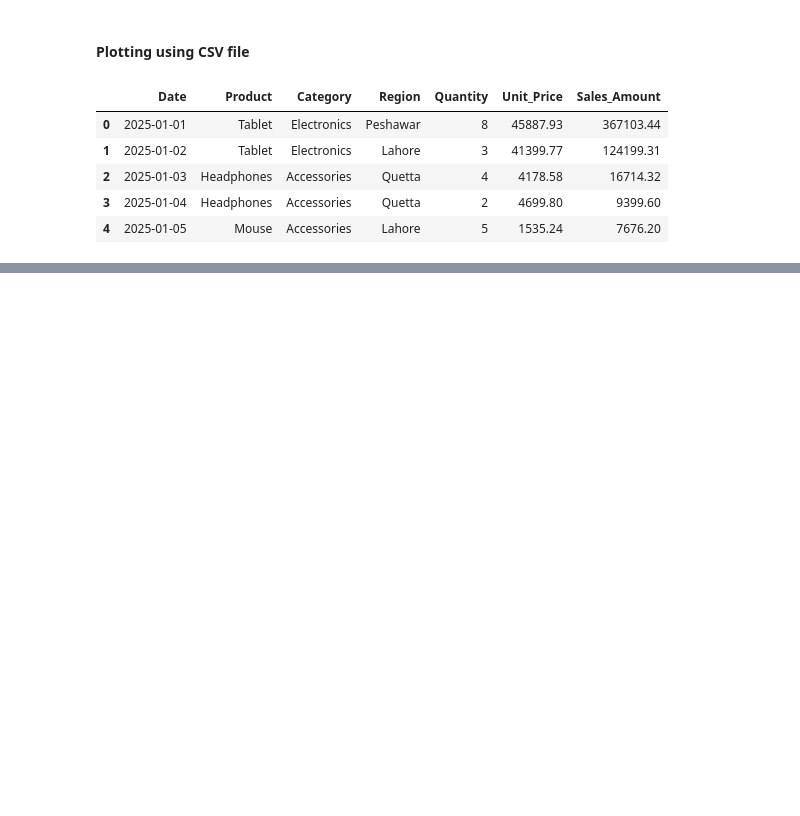
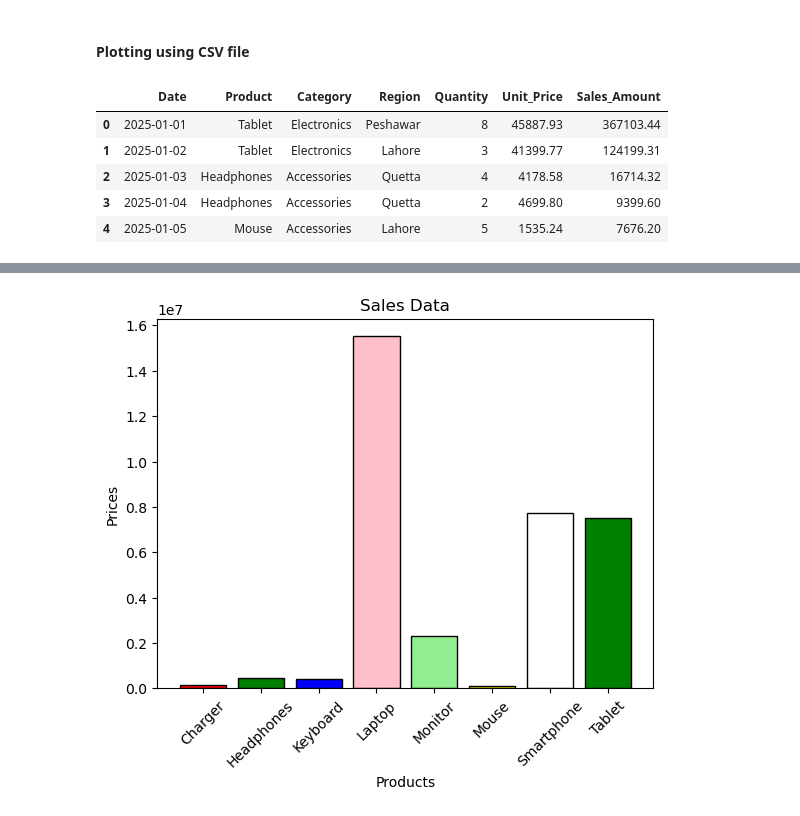
Before and after one commit to awais4212/Data-Science-Basics, a Jupyter notebook: Data Analysis/DataAnalysis.ipynb, the cells around one changed output, grey strips where cells are left out. Cells and saved outputs as stored; diff of their text form; code cells hidden in the pictures; blank space fills up the shorter version.

```diff
--- a/Data Analysis/DataAnalysis.ipynb
+++ b/Data Analysis/DataAnalysis.ipynb
@@ -834,3 +834,6 @@ df.head(5)
 | 2 | 2025-01-03 | Headphones | Accessories | Quetta | 4 | 4178.58 | 16714.32 |
 | 3 | 2025-01-04 | Headphones | Accessories | Quetta | 2 | 4699.80 | 9399.60 |
 | 4 | 2025-01-05 | Mouse | Accessories | Lahore | 5 | 1535.24 | 7676.20 |
+# %%
+productSum = df.groupby('Product')['Sales_Amount'].sum()
+productSum
@@ -836,0 +851,11 @@ df.head(5)
+# %%
+products = ['Charger', 'Headphones', 'Keyboard', 'Laptop', 'Monitor', 'Mouse', 'Smartphone', 'Tablet']
+colors = ['Red', 'green', 'blue','Pink', 'lightgreen','yellow','white', 'green']
+plt.bar(products,productSum,color=colors,edgecolor='black')
+plt.title('Sales Data')
+plt.xlabel('Products')
+plt.ylabel('Prices')
+plt.xticks(rotation=45)
+plt.show()
+# %% [output]
+[figure, added]
```
Also changed, not shown: parts of 24 cells of this notebook, 1 other file.
